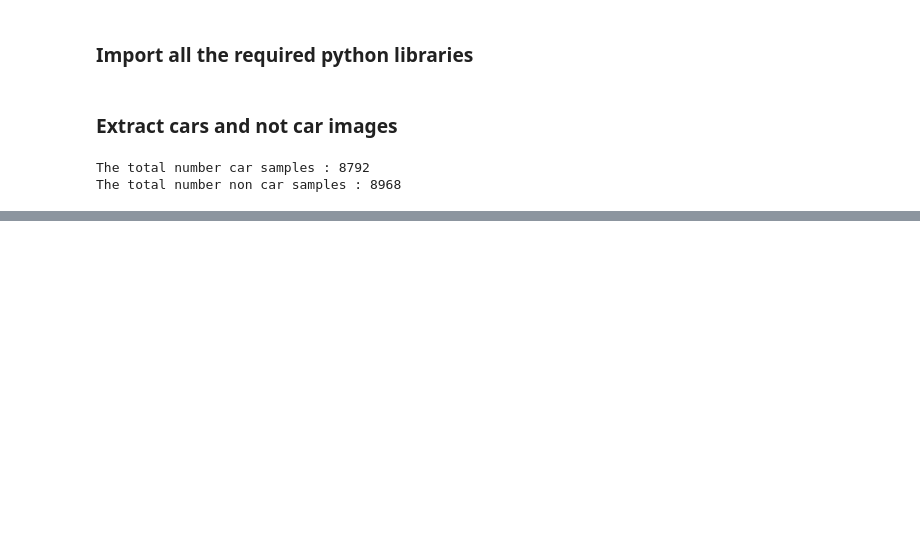
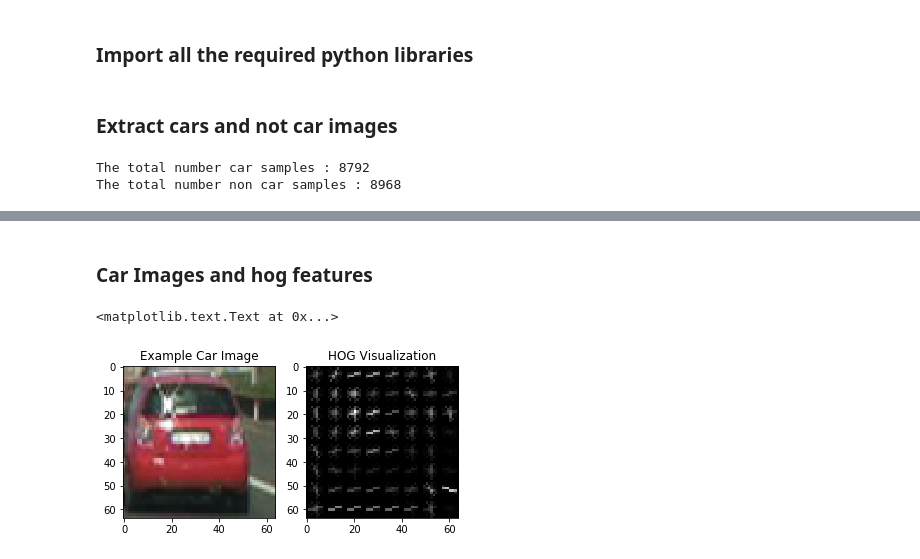
Before and after one commit to rakshithkeegadi/CarND-Vehicle-Detection, a Jupyter notebook: vehicle_detection.ipynb, the cells around one changed output, grey strips where cells are left out. Drawn from its saved outputs; the diff is of its cells as text; code cells hidden in the pictures; blank space fills up the shorter version.

```diff
--- a/vehicle_detection.ipynb
+++ b/vehicle_detection.ipynb
@@ -151,0 +87,21 @@ working..
+# %% [markdown]
+### Car Images and hog features
+# %%
+orient = 9
+pix_per_cell = 8
+cell_per_block = 2
+vehicle_image = mpimg.imread('./vehicles/vehicles/GTI_MiddleClose/image0189.png')
+gray = cv2.cvtColor(vehicle_image, cv2.COLOR_RGB2GRAY)
+features, hog_image = get_hog_features(gray, orient,
+                        pix_per_cell, cell_per_block,
+                        vis=True, feature_vec=False)
+fig = plt.figure()
+plt.subplot(121)
+plt.imshow(vehicle_image, cmap='gray')
+plt.title('Example Car Image')
+plt.subplot(122)
+plt.imshow(hog_image, cmap='gray')
+plt.title('HOG Visualization')
+# %% [output]
+<matplotlib.text.Text at 0x...>
+[figure, added]
```
Also changed, not shown: parts of 19 cells of this notebook.
